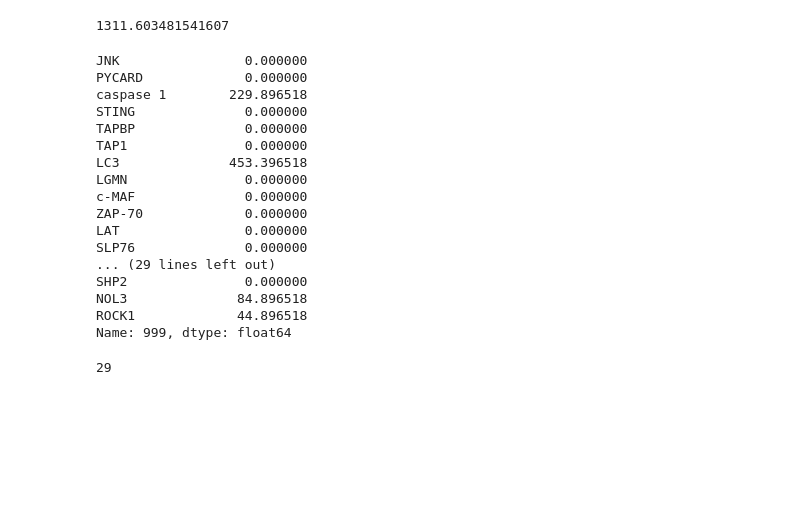
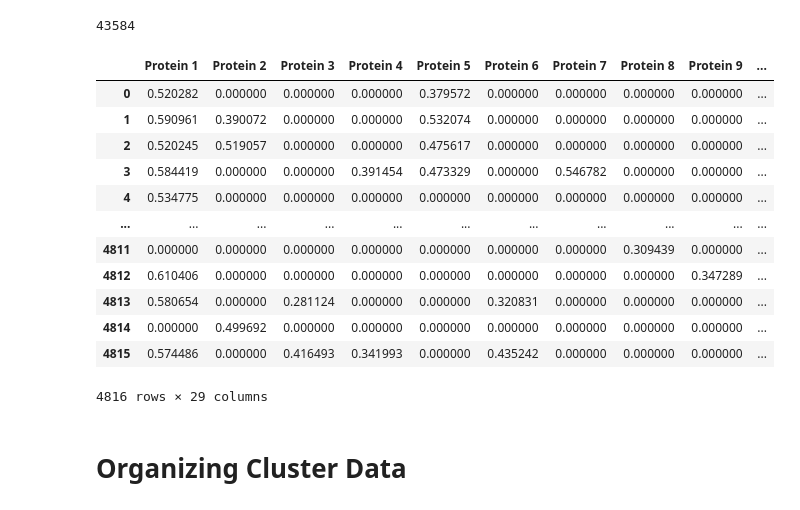
Before and after one commit to jes-liu/MultiplexBiotechnologyLab, a Jupyter notebook: BG_rem.ipynb, the cells around one changed output. Cells and saved outputs as stored; diff of their text form; code cells hidden in the pictures; blank space fills up the shorter version.

Commit message:
Changed the preprocessing method + creating new xlsx file

```diff
--- a/BG_rem.ipynb
+++ b/BG_rem.ipynb
@@ -100,22 +77,0 @@ for x in range(len(col_count)):
-# %%
-print(bg_value)
-df.iloc[999, 421:465]
-# %% [output]
-1311.603481541607
-JNK                0.000000
-PYCARD             0.000000
-caspase 1        229.896518
-STING              0.000000
-TAPBP              0.000000
-TAP1               0.000000
-LC3              453.396518
-LGMN               0.000000
-c-MAF              0.000000
-ZAP-70             0.000000
-LAT                0.000000
-SLP76              0.000000
-... (29 lines left out)
-SHP2               0.000000
-NOL3              84.896518
-ROCK1             44.896518
-Name: 999, dtype: float64
@@ -123,0 +82,50 @@ df.to_excel('Final_Combined_BatchEffect.xlsx')
+# %%
+# removing background
+for x in range(ncol):
+    sort = sorted(df.iloc[:, x])
+    bottom_1percent = round(len(df)*.01)
+    min_bg = np.mean(sort[0:bottom_1percent])
+    std = np.std(df.iloc[:, x])
+    threshold = min_bg + 3*std
+    for y in range(nrow):
+        old_num = df.iloc[y, x]
+        if old_num < threshold:
+            df.iloc[y, x] = 0
+        else:
+            pass
+df_bg = df
+# %%
+# dropping cells that did not pass threshold
+drop = []
+for x in range(nrow):
+    sort_row = sorted(df_bg.iloc[x, :])
+    if sort_row[23] == 0:
+        drop.append(x)
+df_drop = df_bg.drop(drop)
+print(len(drop))
+# %% [output]
+43584
+# %%
+# log normalization
+from sklearn.preprocessing import normalize
+
+colnames = df_drop.columns
+
+df_cellnorm = pd.DataFrame(normalize(df_drop, axis=1), columns=colnames)
+df_celllognorm = np.log2(df_cellnorm+1)
+
+df_celllognorm
+# %% [output]
+|  | Protein 1 | Protein 2 | Protein 3 | Protein 4 | Protein 5 | Protein 6 | Protein 7 | Protein 8 | Protein 9 | ... |
+| 0 | 0.520282 | 0.000000 | 0.000000 | 0.000000 | 0.379572 | 0.000000 | 0.000000 | 0.000000 | 0.000000 | ... |
+| 1 | 0.590961 | 0.390072 | 0.000000 | 0.000000 | 0.532074 | 0.000000 | 0.000000 | 0.000000 | 0.000000 | ... |
+| 2 | 0.520245 | 0.519057 | 0.000000 | 0.000000 | 0.475617 | 0.000000 | 0.000000 | 0.000000 | 0.000000 | ... |
+| 3 | 0.584419 | 0.000000 | 0.000000 | 0.391454 | 0.473329 | 0.000000 | 0.546782 | 0.000000 | 0.000000 | ... |
+| 4 | 0.534775 | 0.000000 | 0.000000 | 0.000000 | 0.000000 | 0.000000 | 0.000000 | 0.000000 | 0.000000 | ... |
+| ... | ... | ... | ... | ... | ... | ... | ... | ... | ... | ... |
+| 4811 | 0.000000 | 0.000000 | 0.000000 | 0.000000 | 0.000000 | 0.000000 | 0.000000 | 0.309439 | 0.000000 | ... |
+| 4812 | 0.610406 | 0.000000 | 0.000000 | 0.000000 | 0.000000 | 0.000000 | 0.000000 | 0.000000 | 0.347289 | ... |
+| 4813 | 0.580654 | 0.000000 | 0.281124 | 0.000000 | 0.000000 | 0.320831 | 0.000000 | 0.000000 | 0.000000 | ... |
+| 4814 | 0.000000 | 0.499692 | 0.000000 | 0.000000 | 0.000000 | 0.000000 | 0.000000 | 0.000000 | 0.000000 | ... |
+| 4815 | 0.574486 | 0.000000 | 0.416493 | 0.341993 | 0.000000 | 0.435242 | 0.000000 | 0.000000 | 0.000000 | ... |
+4816 rows × 29 columns
@@ -124 +147,3 @@ df.to_excel('Final_Combined_BatchEffect.xlsx')
+# %% [markdown]
+# Organizing Cluster Data
 # %%
@@ -128,4 +154,0 @@ df_old = pd.read_excel(dir)
-# %%
-len(df_old.columns)-1
-# %% [output]
-29
```
Also changed, not shown: parts of 23 cells of this notebook.
